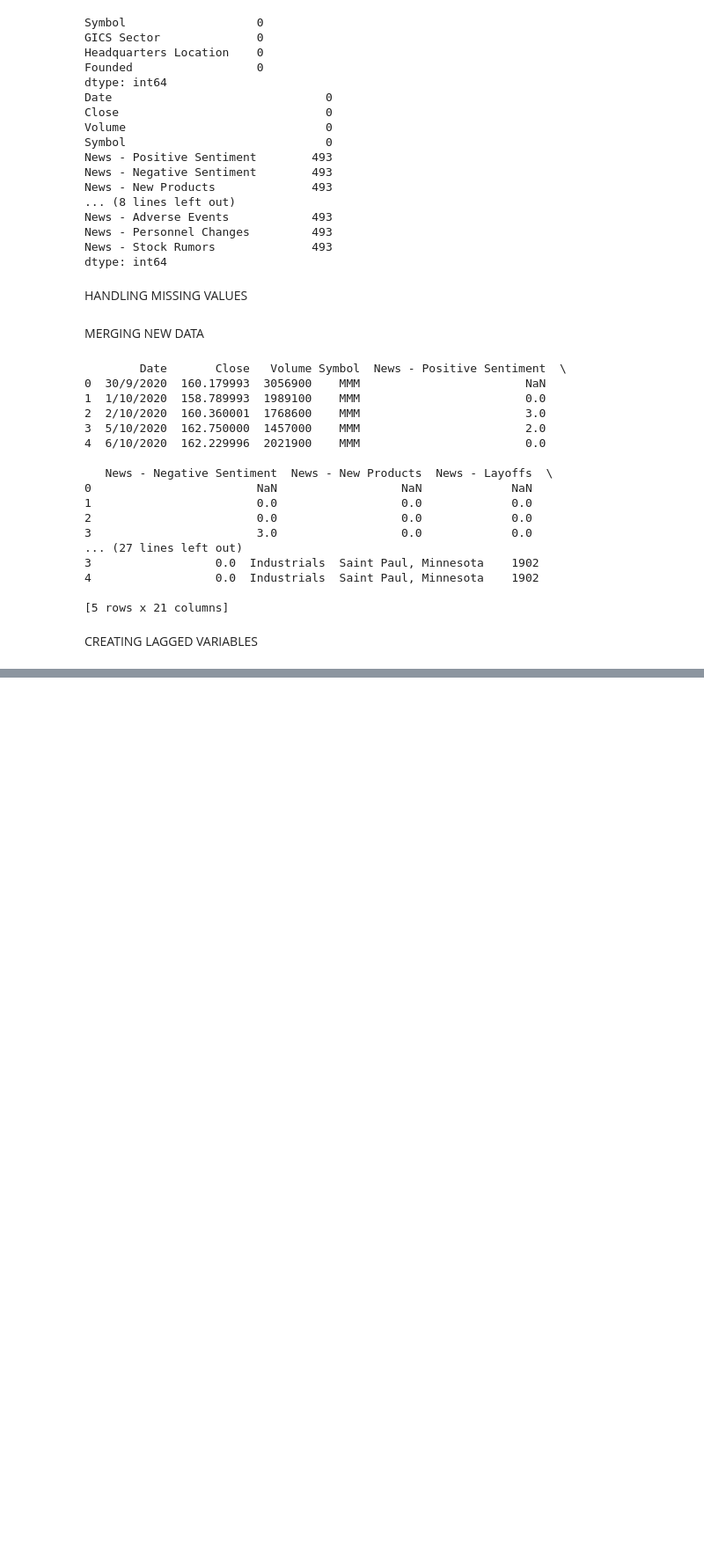
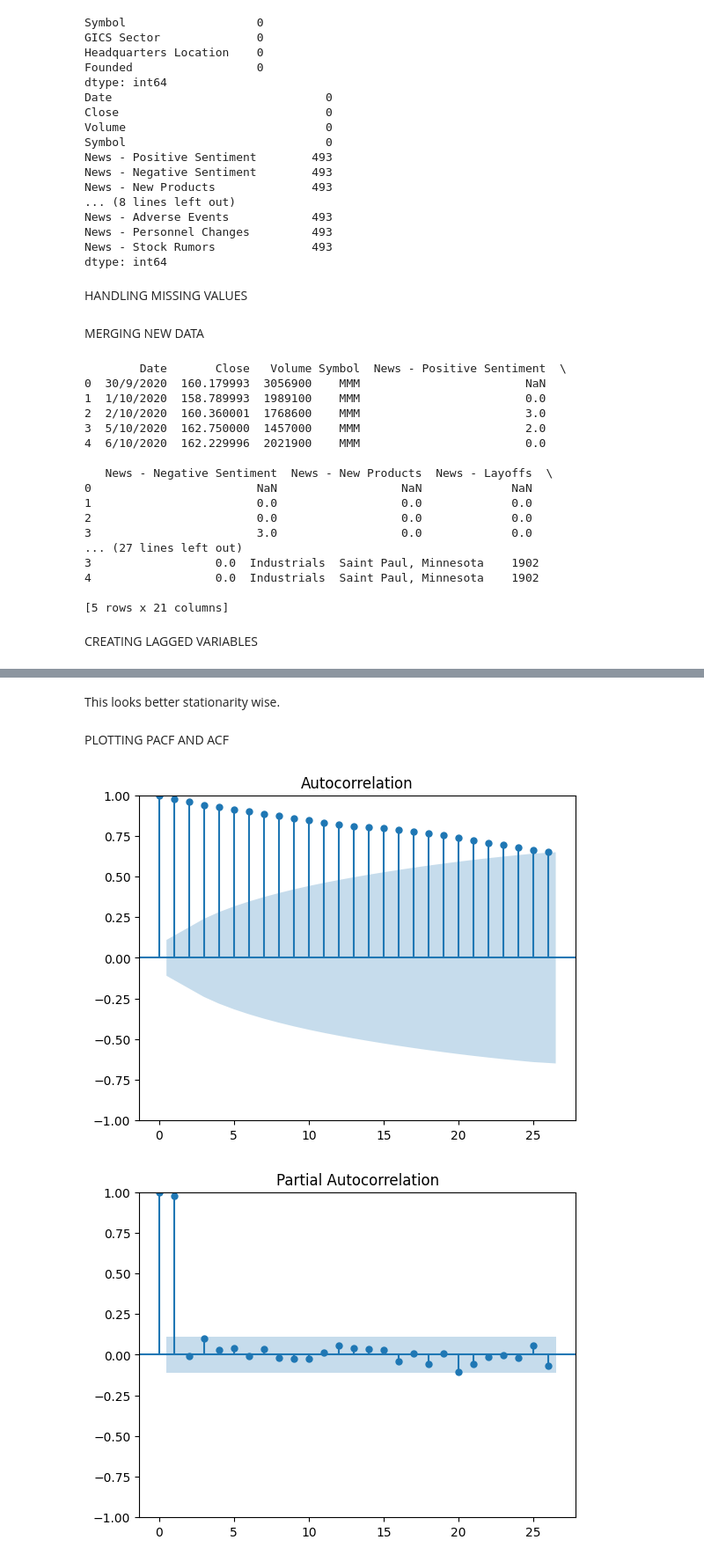
Before and after one commit to yothisisash/IT1244-Stock-Market, a Jupyter notebook: aswin.ipynb, the cells around one changed output, grey strips where cells are left out. Shown at 88% size. Cells and saved outputs as stored; diff of their text form; code cells hidden in the pictures; blank space fills up the shorter version.

```diff
--- a/aswin.ipynb
+++ b/aswin.ipynb
@@ -96,0 +165,13 @@ merged_data['Close_lag_5'] = merged_data.groupby('Symbol')['Close'].shift(5)
+# %% [markdown]
+This looks better stationarity wise.
+# %% [markdown]
+PLOTTING PACF AND ACF
+# %%
+plot_acf(mmm_data['Close'].dropna())
+plt.show()
+
+plot_pacf(mmm_data['Close'].dropna())
+plt.show()
+# %% [output]
+[figure, added]
+[figure, added]
```
Also changed, not shown: parts of 30 cells of this notebook.
